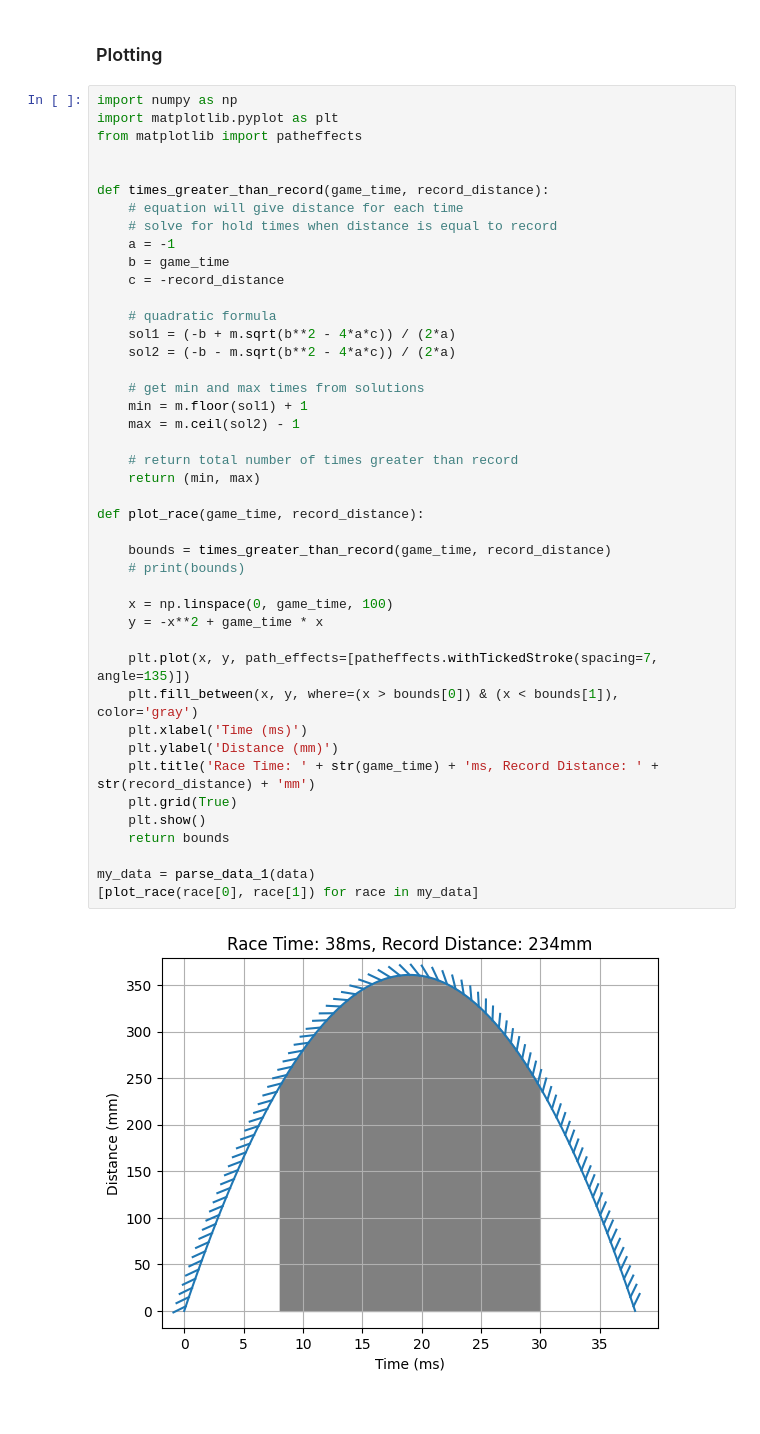
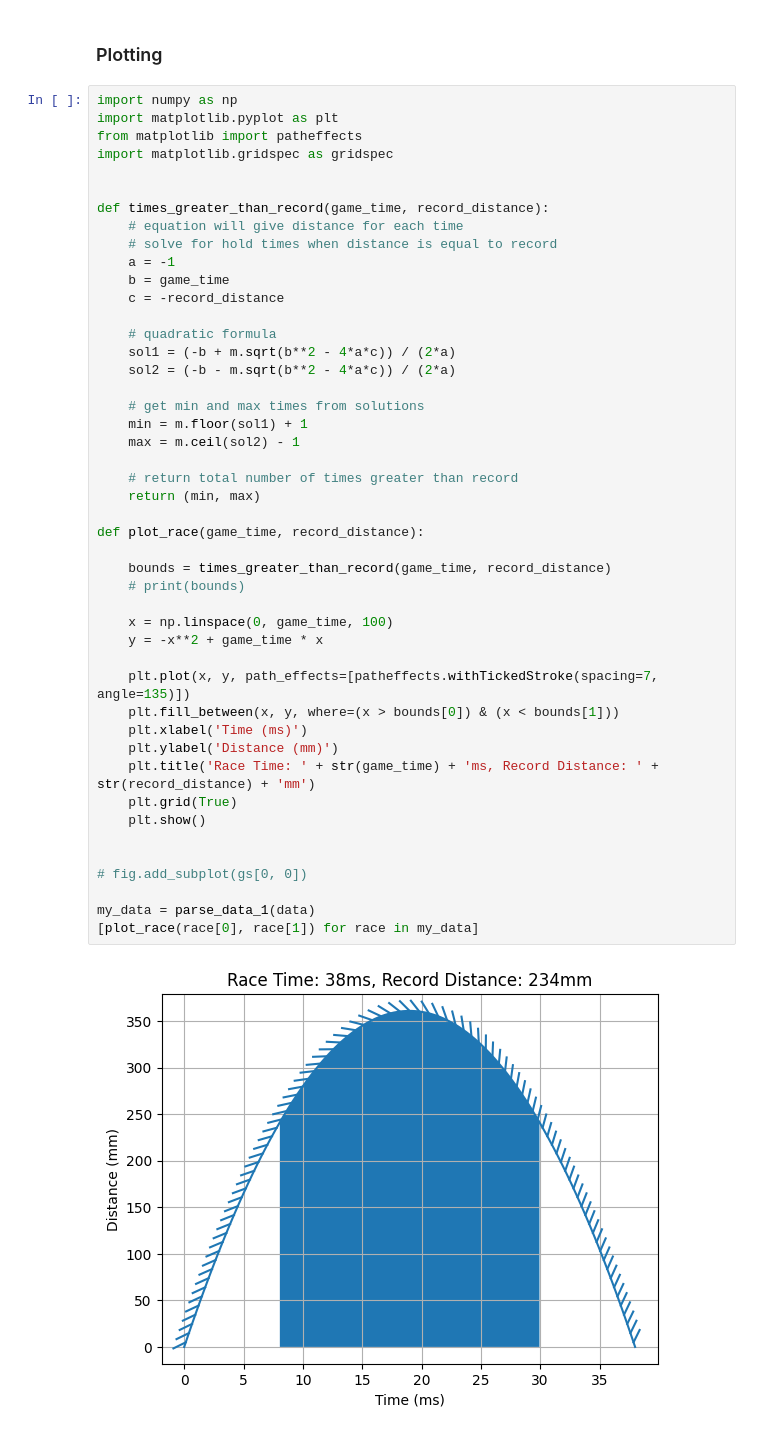
Before and after one commit to codercodyc/AdventOfCode2023, a Jupyter notebook: day6.ipynb, the cells around one changed output. Cells and saved outputs as stored; diff of their text form.

```diff
--- a/day6.ipynb
+++ b/day6.ipynb
@@ -82,6 +82,7 @@ solution 2: 23654842
 import numpy as np
 import matplotlib.pyplot as plt
 from matplotlib import patheffects
+import matplotlib.gridspec as gridspec
 
 
 def times_greater_than_record(game_time, record_distance):
@@ -93,33 +94,35 @@ def times_greater_than_record(game_time, record_distance):
 
     # quadratic formula
     sol1 = (-b + m.sqrt(b**2 - 4*a*c)) / (2*a)
     sol2 = (-b - m.sqrt(b**2 - 4*a*c)) / (2*a)
 
     # get min and max times from solutions
     min = m.floor(sol1) + 1
     max = m.ceil(sol2) - 1
 
     # return total number of times greater than record
     return (min, max)
 
 def plot_race(game_time, record_distance):
 
     bounds = times_greater_than_record(game_time, record_distance)
     # print(bounds)
 
     x = np.linspace(0, game_time, 100)
     y = -x**2 + game_time * x
 
     plt.plot(x, y, path_effects=[patheffects.withTickedStroke(spacing=7, angle=135)])
-    plt.fill_between(x, y, where=(x > bounds[0]) & (x < bounds[1]), color='gray')
+    plt.fill_between(x, y, where=(x > bounds[0]) & (x < bounds[1]))
     plt.xlabel('Time (ms)')
     plt.ylabel('Distance (mm)')
     plt.title('Race Time: ' + str(game_time) + 'ms, Record Distance: ' + str(record_distance) + 'mm')
     plt.grid(True)
     plt.show()
-    return bounds
+
+
+# fig.add_subplot(gs[0, 0])
 
 my_data = parse_data_1(data)
 [plot_race(race[0], race[1]) for race in my_data]
 # %% [output]
-[figure, old version]
+[figure, new version]
```
Also changed, not shown: parts of 1 cell of this notebook, 1 other file.
